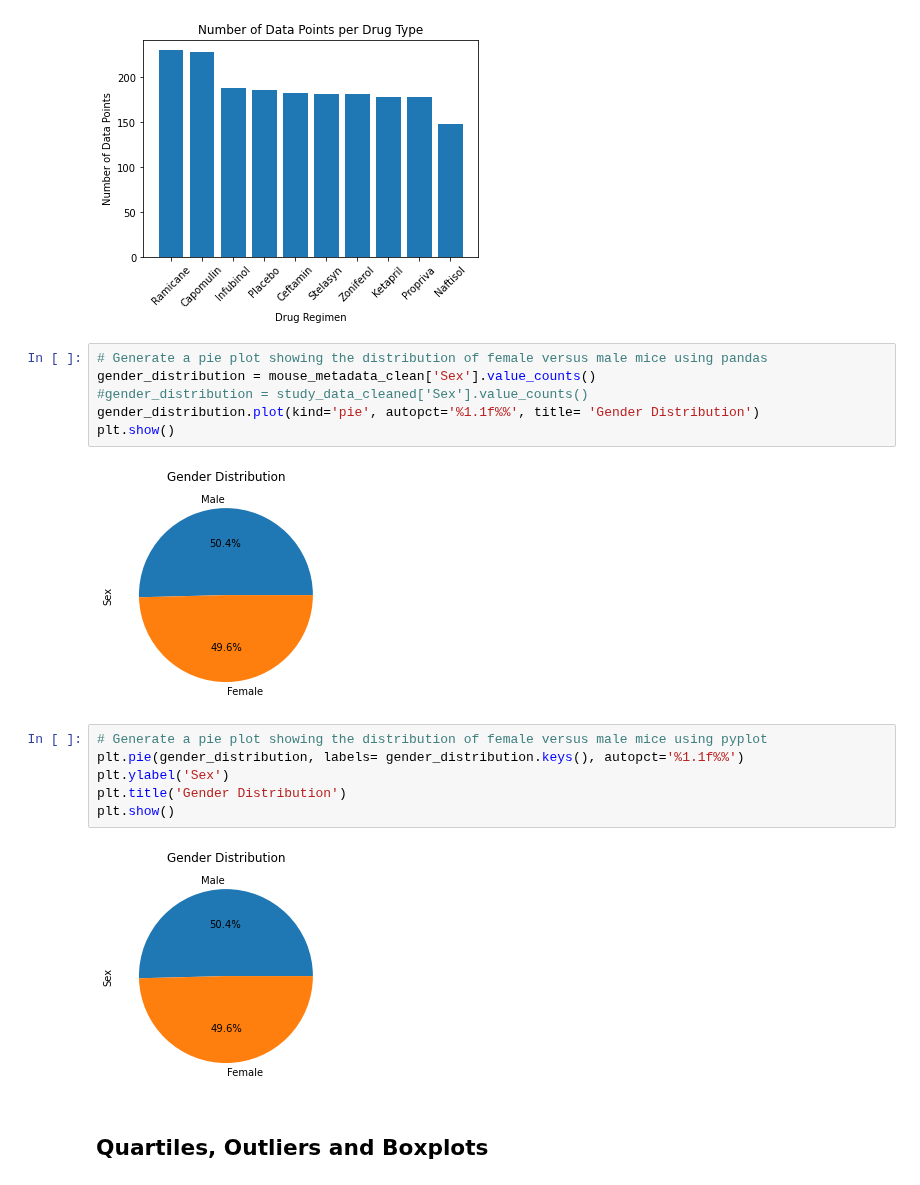
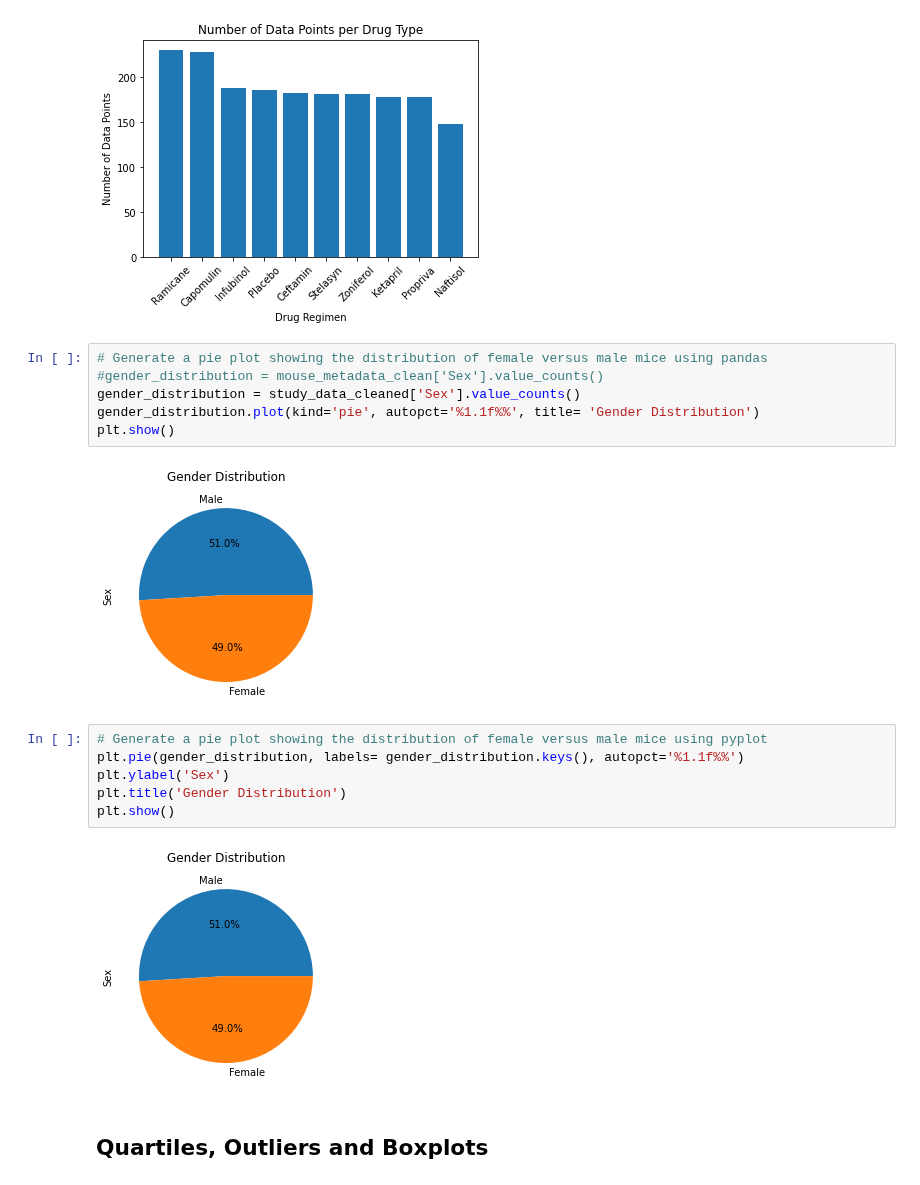
Before and after one commit to rebekahcallkacz/matplotlib-challenge, a Jupyter notebook: Pymaceuticals/main.ipynb, the cells around one changed output. Drawn from its saved outputs; the diff is of its cells as text.

```diff
--- a/Pymaceuticals/main.ipynb
+++ b/Pymaceuticals/main.ipynb
@@ -164,12 +163,12 @@ plt.show()
 [figure]
 # %%
 # Generate a pie plot showing the distribution of female versus male mice using pandas
-gender_distribution = mouse_metadata_clean['Sex'].value_counts()
-#gender_distribution = study_data_cleaned['Sex'].value_counts()
+#gender_distribution = mouse_metadata_clean['Sex'].value_counts()
+gender_distribution = study_data_cleaned['Sex'].value_counts()
 gender_distribution.plot(kind='pie', autopct='%1.1f%%', title= 'Gender Distribution')
 plt.show()
 # %% [output]
-[figure, old version]
+[figure, new version]
 # %%
 # Generate a pie plot showing the distribution of female versus male mice using pyplot
 plt.pie(gender_distribution, labels= gender_distribution.keys(), autopct='%1.1f%%')
@@ -177,7 +176,7 @@ plt.ylabel('Sex')
 plt.title('Gender Distribution')
 plt.show()
 # %% [output]
-[figure, old version]
+[figure, new version]
 # %% [markdown]
 ## Quartiles, Outliers and Boxplots
 # %%
```
Also changed, not shown: parts of 3 cells of this notebook.
